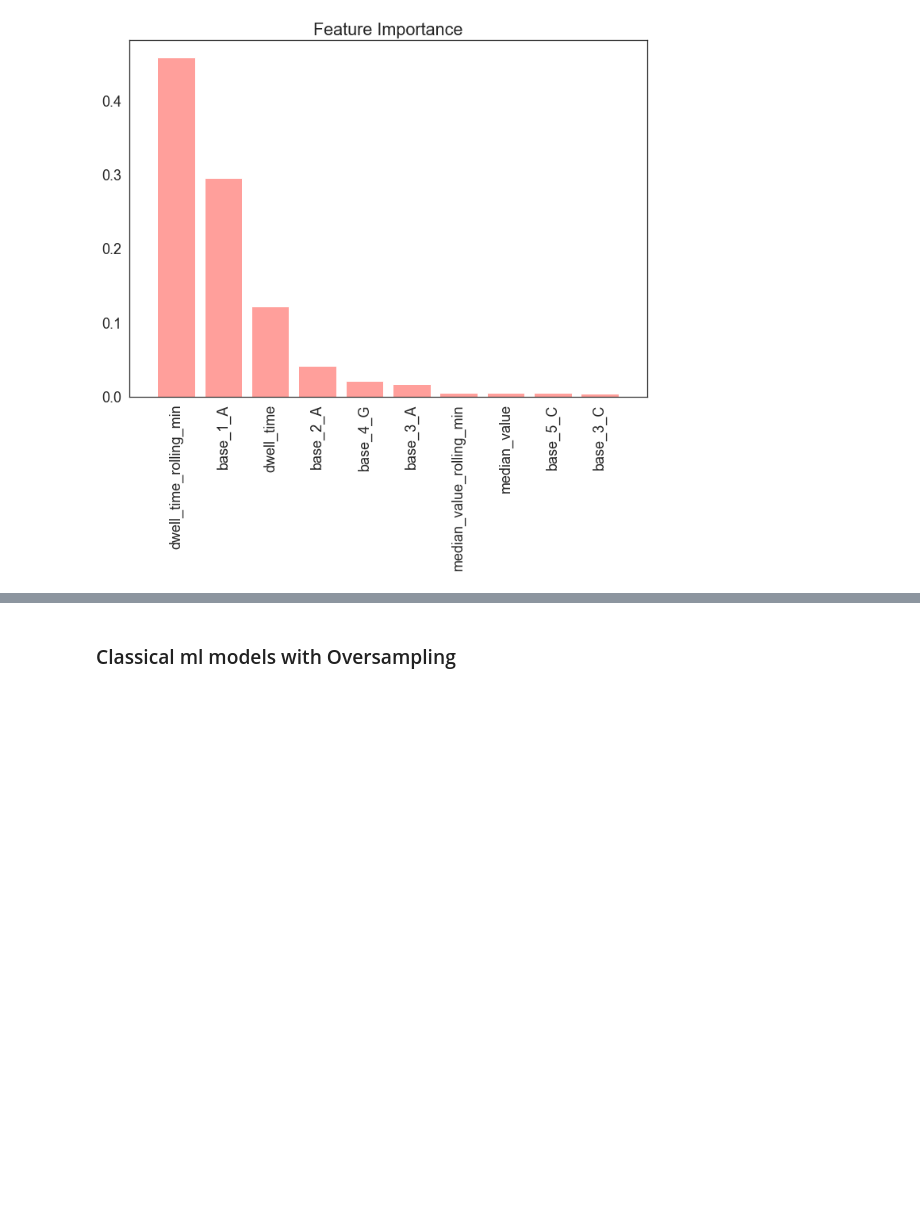
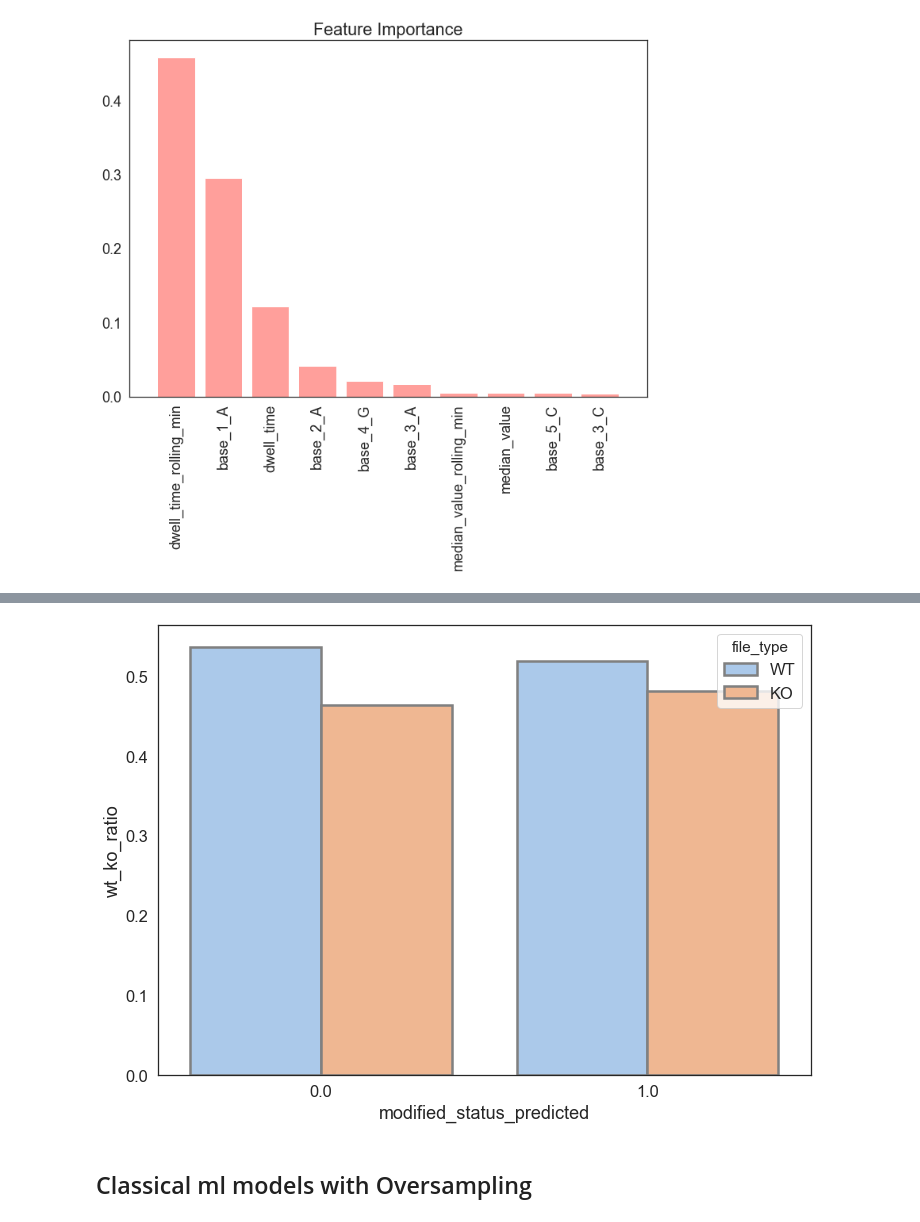
Before and after one commit to Karsten-Yan/ky-nf-capstone, a Jupyter notebook: 2_Predictive_Modelling.ipynb, the cells around one changed output, grey strips where cells are left out. Drawn from its saved outputs; the diff is of its cells as text; code cells hidden in the pictures; blank space fills up the shorter version.

```diff
--- a/2_Predictive_Modelling.ipynb
+++ b/2_Predictive_Modelling.ipynb
@@ -360,0 +417,6 @@ plt.xticks(rotation=90);
+# %%
+X_yeast_trans = preprocessor_not_combined.fit_transform(df_yeast_not_combined)
+# %%
+y_yeast_pred = xgb.predict(X_yeast_trans)
+# %%
+df_yeast_not_combined["modified_status_predicted"] = y_yeast_pred
@@ -360,0 +429,3 @@ plt.xticks(rotation=90);
+# %%
+df_yeast_group = df_yeast_not_combined.file_type.groupby(
+    df_yeast_not_combined["modified_status_predicted"]).value_counts(normalize=True).rename("wt_ko_ratio").reset_index()
@@ -361,5 +440,10 @@ plt.xticks(rotation=90);
+# %%
+sns.barplot(data = df_yeast_group, x = "modified_status_predicted",y = "wt_ko_ratio", hue = "file_type"
+            ,edgecolor="grey" , linewidth = 2.5 );
+# %% [output]
+[figure, added]
 # %% [markdown]
-### Classical ml models with Oversampling
+## Classical ml models with Oversampling
 # %%
 smotet = SMOTETomek(sampling_strategy = 'minority', random_state = seed, n_jobs = -1)
 # %% [markdown]
```
Also changed, not shown: parts of 117 cells of this notebook, 2 other files.
